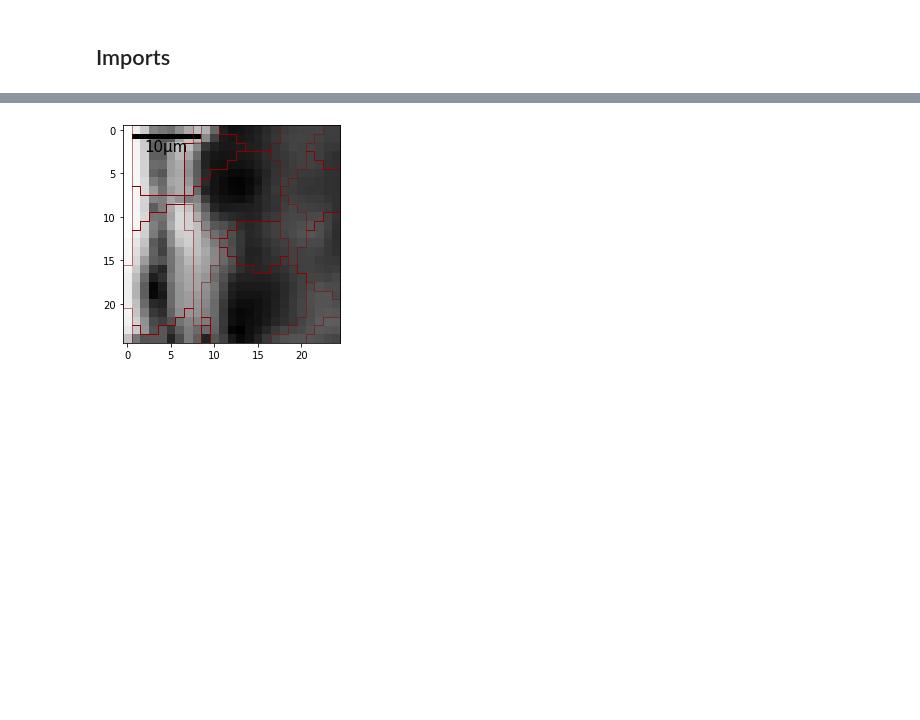
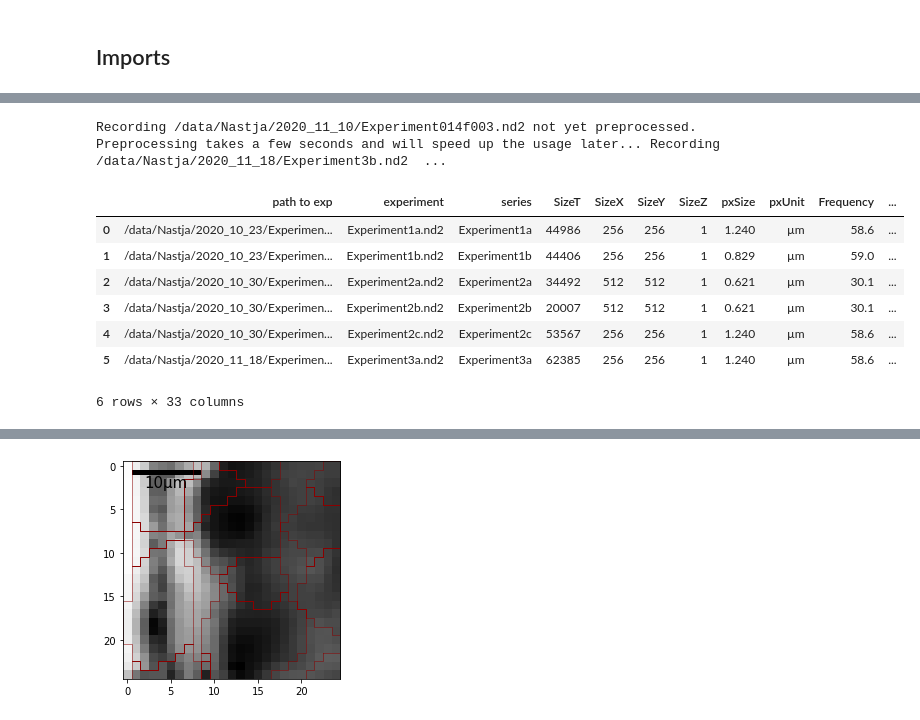
Before and after one commit to szarma/Physio_Ca, a Jupyter notebook: notebooks/closeup_7(redevelop).ipynb, the cells around one changed output, grey strips where cells are left out. Cells and saved outputs as stored; diff of their text form; code cells hidden in the pictures; blank space fills up the shorter version.

```diff
--- a/notebooks/closeup_7(redevelop).ipynb
+++ b/notebooks/closeup_7(redevelop).ipynb
@@ -55,0 +100,12 @@ processing with filter size of  (6,)
+# %%
+import_data("/data/Nastja/")
+# %% [output]
+Recording /data/Nastja/2020_11_10/Experiment014f003.nd2 not yet preprocessed. Preprocessing takes a few seconds and will speed up the usage later... Recording /data/Nastja/2020_11_18/Experiment3b.nd2  ...
+|  | path to exp | experiment | series | SizeT | SizeX | SizeY | SizeZ | pxSize | pxUnit | Frequency | ... |
+| 0 | /data/Nastja/2020_10_23/Experimen... | Experiment1a.nd2 | Experiment1a | 44986 | 256 | 256 | 1 | 1.240 | µm | 58.6 | ... |
+| 1 | /data/Nastja/2020_10_23/Experimen... | Experiment1b.nd2 | Experiment1b | 44406 | 256 | 256 | 1 | 0.829 | µm | 59.0 | ... |
+| 2 | /data/Nastja/2020_10_30/Experimen... | Experiment2a.nd2 | Experiment2a | 34492 | 512 | 512 | 1 | 0.621 | µm | 30.1 | ... |
+| 3 | /data/Nastja/2020_10_30/Experimen... | Experiment2b.nd2 | Experiment2b | 20007 | 512 | 512 | 1 | 0.621 | µm | 30.1 | ... |
+| 4 | /data/Nastja/2020_10_30/Experimen... | Experiment2c.nd2 | Experiment2c | 53567 | 256 | 256 | 1 | 1.240 | µm | 58.6 | ... |
+| 5 | /data/Nastja/2020_11_18/Experimen... | Experiment3a.nd2 | Experiment3a | 62385 | 256 | 256 | 1 | 1.240 | µm | 58.6 | ... |
+6 rows × 33 columns
```
Also changed, not shown: parts of 15 cells of this notebook, 5 other files.
